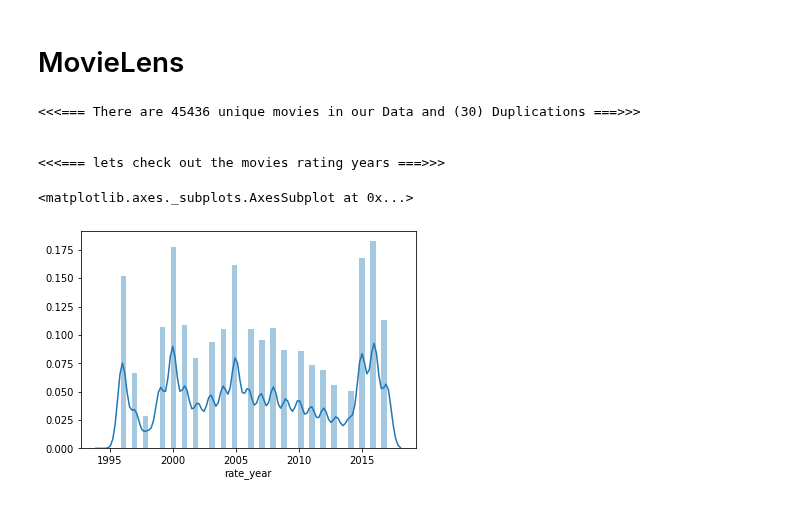
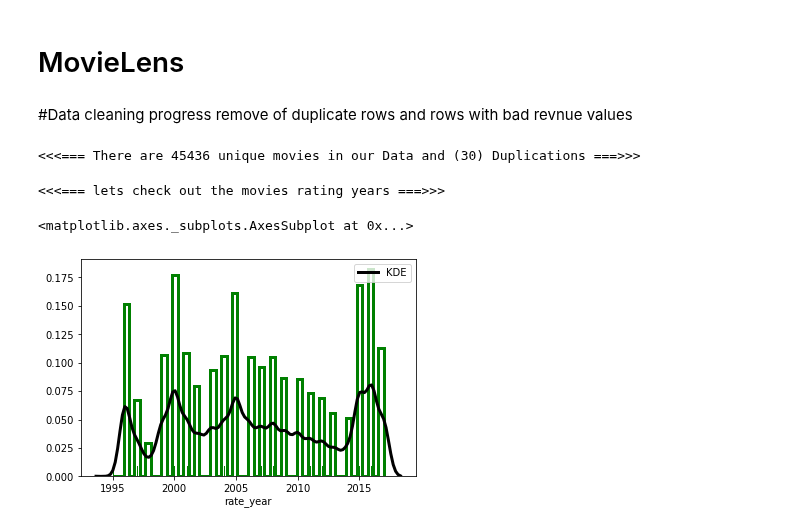
Before and after one commit to ronka/movie-recommendation-notebook, a Jupyter notebook: Movie_Recomindation_Proj.ipynb, the cells around one changed output. Saved outputs shown, nothing was run; the diff lists cells and outputs as text; code cells hidden in the pictures.

```diff
--- a/Movie_Recomindation_Proj.ipynb
+++ b/Movie_Recomindation_Proj.ipynb
@@ -70,4 +70,6 @@ sub_sample_size = int(len(rating_df)/10)
 rating_df_sample = rating_df.sample(n=sub_sample_size, random_state=42)
+# %% [markdown]
+#Data cleaning progress remove of duplicate rows and rows with bad revnue values
 # %%
 # start to inspcet our data
 
@@ -78,20 +80,27 @@ print("\n")
 # After inspections in df we found duplicated rows so we'll drop the to keep unique values
 meta_mov_df.drop_duplicates(['id'])
 
-# rating_df inspection of rating
-rating_df_sample['date'] = rating_df_sample.apply(lambda x: str(datetime.fromtimestamp(x['timestamp']).strftime('%Y-%m-%d')),axis=1)
-rating_df_sample['rate_year'] = rating_df_sample.apply(lambda x: parse(x['date']).year,axis=1)
-
-# dist of year
-print('<<<=== lets check out the movies rating years ===>>>')
-sns.distplot(rating_df_sample['rate_year'] )
+#cleaning bad valued in revnue column
+meta_mov_df.dropna(subset=['revenue'],inplace=True)
 # %% [output]
 <<<=== There are 45436 unique movies in our Data and (30) Duplications ===>>>
-
-
-<<<=== lets check out the movies rating years ===>>>
-<matplotlib.axes._subplots.AxesSubplot at 0x...>
-[figure, removed]
+# %%
+
+
+# rating_df inspection of rating
+rating_df_sample['date'] = rating_df_sample.apply(lambda x: str(datetime.fromtimestamp(x['timestamp']).strftime('%Y-%m-%d')),axis=1)
+rating_df_sample['rate_year'] = rating_df_sample.apply(lambda x: parse(x['date']).year,axis=1)
+
+# dist of year
+print('<<<=== lets check out the movies rating years ===>>>')
+sns.distplot(rating_df_sample['rate_year'],rug=True, rug_kws={"color": "g"},
+                  kde_kws={"color": "k", "lw": 3, "label": "KDE"},
+                  hist_kws={"histtype": "step", "linewidth": 3,
+                            "alpha": 1, "color": "g"})
+# %% [output]
+<<<=== lets check out the movies rating years ===>>>
+<matplotlib.axes._subplots.AxesSubplot at 0x...>
+[figure, added]
 # %%
 # calulate ratings means distributions
 ratings_mean = rating_df_sample.groupby(by=['movieId'])['rating'].mean()
```
Also changed, not shown: parts of 9 cells of this notebook.
